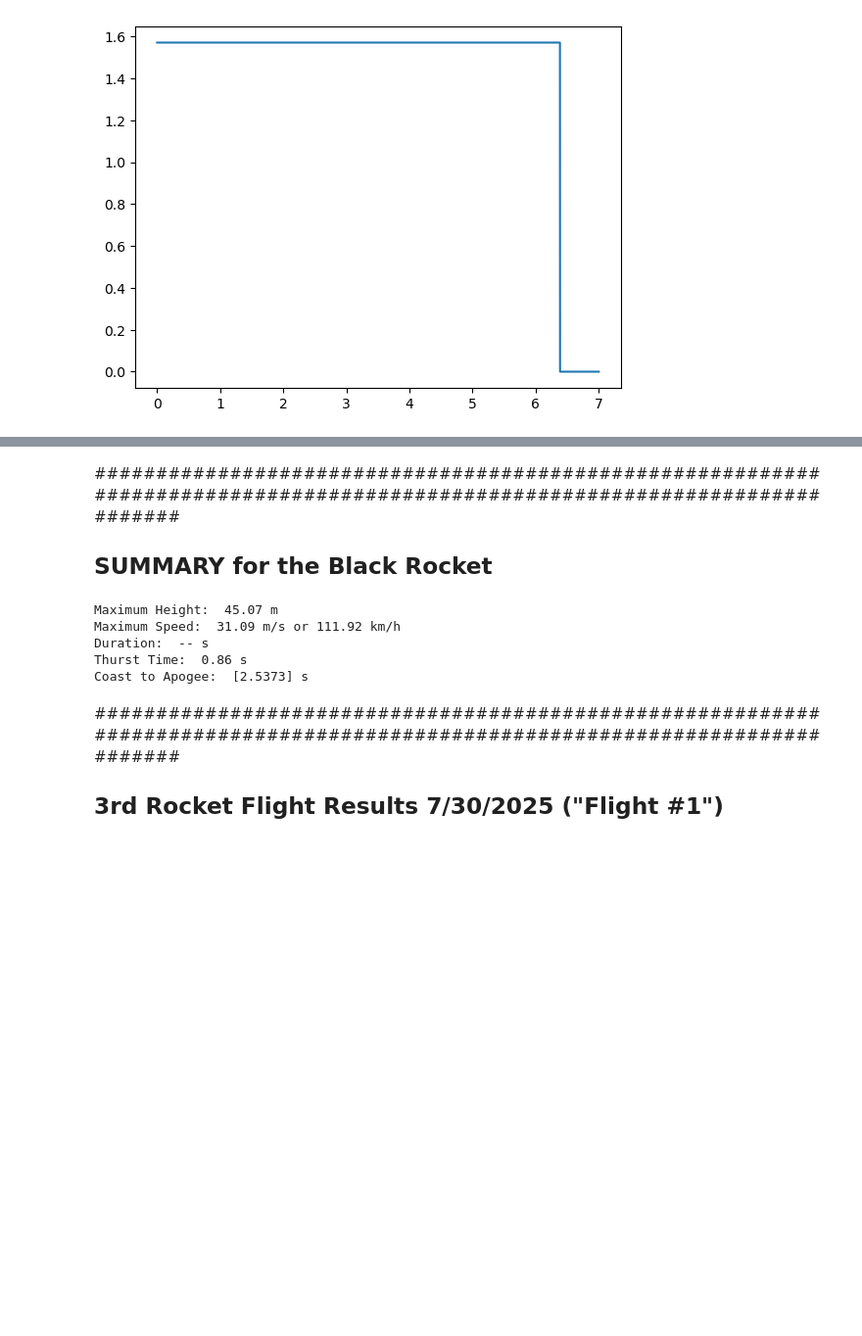
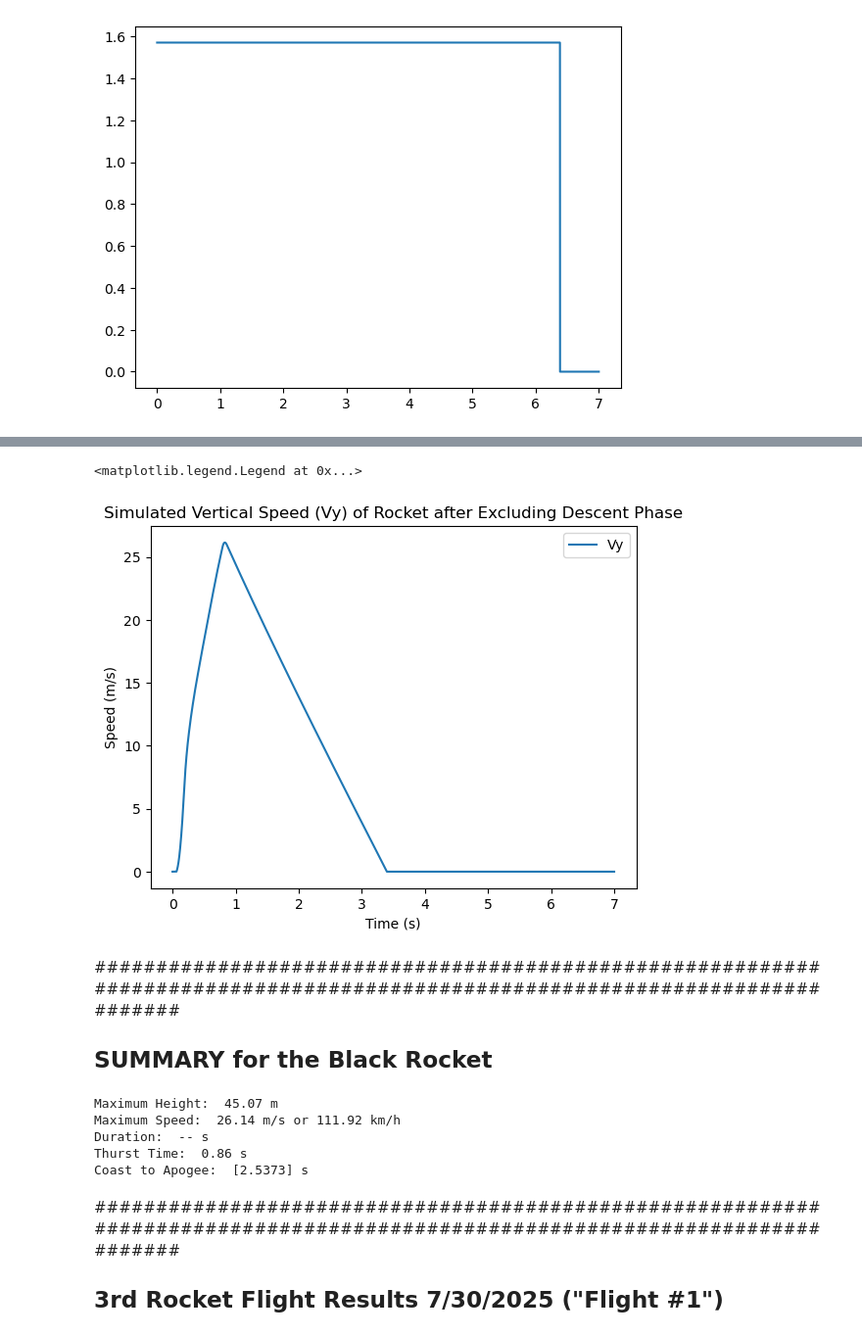
Before and after one commit to BamtolYy/rocket, a Jupyter notebook: simulation/2DRocketSim.ipynb, the cells around one changed output, grey strips where cells are left out. Shown at 98% size. Saved outputs shown, nothing was run; the diff lists cells and outputs as text; code cells hidden in the pictures; blank space fills up the shorter version.

```diff
--- a/simulation/2DRocketSim.ipynb
+++ b/simulation/2DRocketSim.ipynb
@@ -365,6 +368,19 @@ plt.legend(['Vy'])
 # %%
-# plt.plot(t,solution[:,4])
-# plt.legend(['Theta'])
+descentExcludedSpeed = []
+
+for j in solution[:,3]:
+    if j > 0:
+        descentExcludedSpeed.append(j)
+    else:
+        descentExcludedSpeed.append(0)
+plt.plot(t,descentExcludedSpeed)
+plt.title('Simulated Vertical Speed (Vy) of Rocket after Excluding Descent Phase')
+plt.xlabel('Time (s)')
+plt.ylabel('Speed (m/s)')
+plt.legend(['Vy'])
+# %% [output]
+<matplotlib.legend.Legend at 0x...>
+[figure, added]
 # %%
 # plt.plot(t,solution[:,5])
 # %%
@@ -418,7 +434,7 @@ plt.legend(['Vy'])
 # %%
 print('Maximum Height: ', round(max(solution[:,1]),2), 'm')
 speed = np.sqrt(pow(solution[:,2],2)+pow(solution[:,3],2))
-print('Maximum Speed: ', round(max(speed),2), 'm/s', 'or',  round(max(speed)/1000*60*60,2), 'km/h')
+print('Maximum Speed: ', round(max(descentExcludedSpeed),2), 'm/s', 'or',  round(max(speed)/1000*60*60,2), 'km/h')
 # np.where(solution[:,1] < 0)[0]
 print('Duration: ','--', 's')
 print('Thurst Time: ', ThrustData[-1,0], 's')
@@ -426,7 +442,7 @@ ApogeeTime = t[np.where(solution[:,1] == max(solution[:,1]))[0]]
 print('Coast to Apogee: ', ApogeeTime-ThrustData[-1,0], 's')
 # %% [output]
 Maximum Height:  45.07 m
-Maximum Speed:  31.09 m/s or 111.92 km/h
+Maximum Speed:  26.14 m/s or 111.92 km/h
 Duration:  -- s
 Thurst Time:  0.86 s
 Coast to Apogee:  [2.5373] s
```
Also changed, not shown: parts of 1 cell of this notebook, 1 other file.
